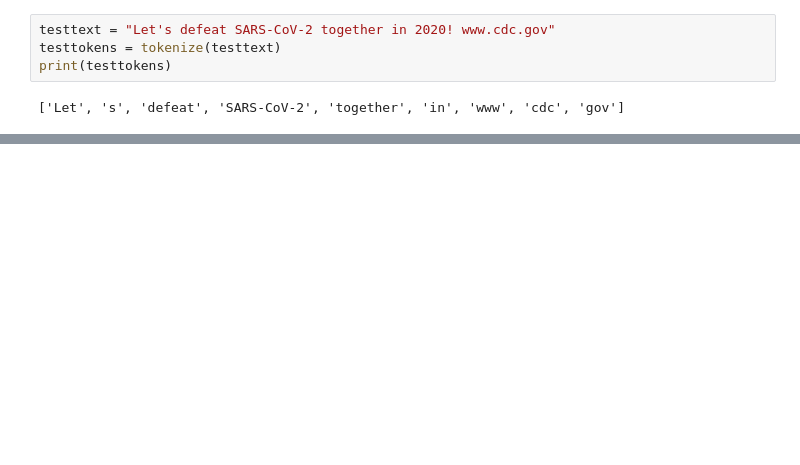
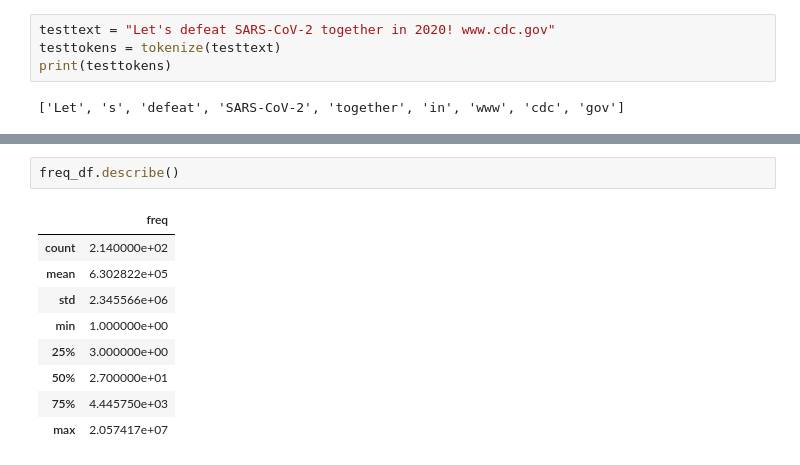
Before and after one commit to tejareddy555/Text-based-analysis, a Jupyter notebook: classwork24.ipynb, the cells around one changed output, grey strips where cells are left out. Saved outputs shown, nothing was run; the diff lists cells and outputs as text; blank space fills up the shorter version.

```diff
--- a/classwork24.ipynb
+++ b/classwork24.ipynb
@@ -243,0 +319,12 @@ print(testtokens)
+# %%
+freq_df.describe()
+# %% [output]
+|  | freq |
+| count | 2.140000e+02 |
+| mean | 6.302822e+05 |
+| std | 2.345566e+06 |
+| min | 1.000000e+00 |
+| 25% | 3.000000e+00 |
+| 50% | 2.700000e+01 |
+| 75% | 4.445750e+03 |
+| max | 2.057417e+07 |
```
Also changed, not shown: parts of 33 cells of this notebook.
